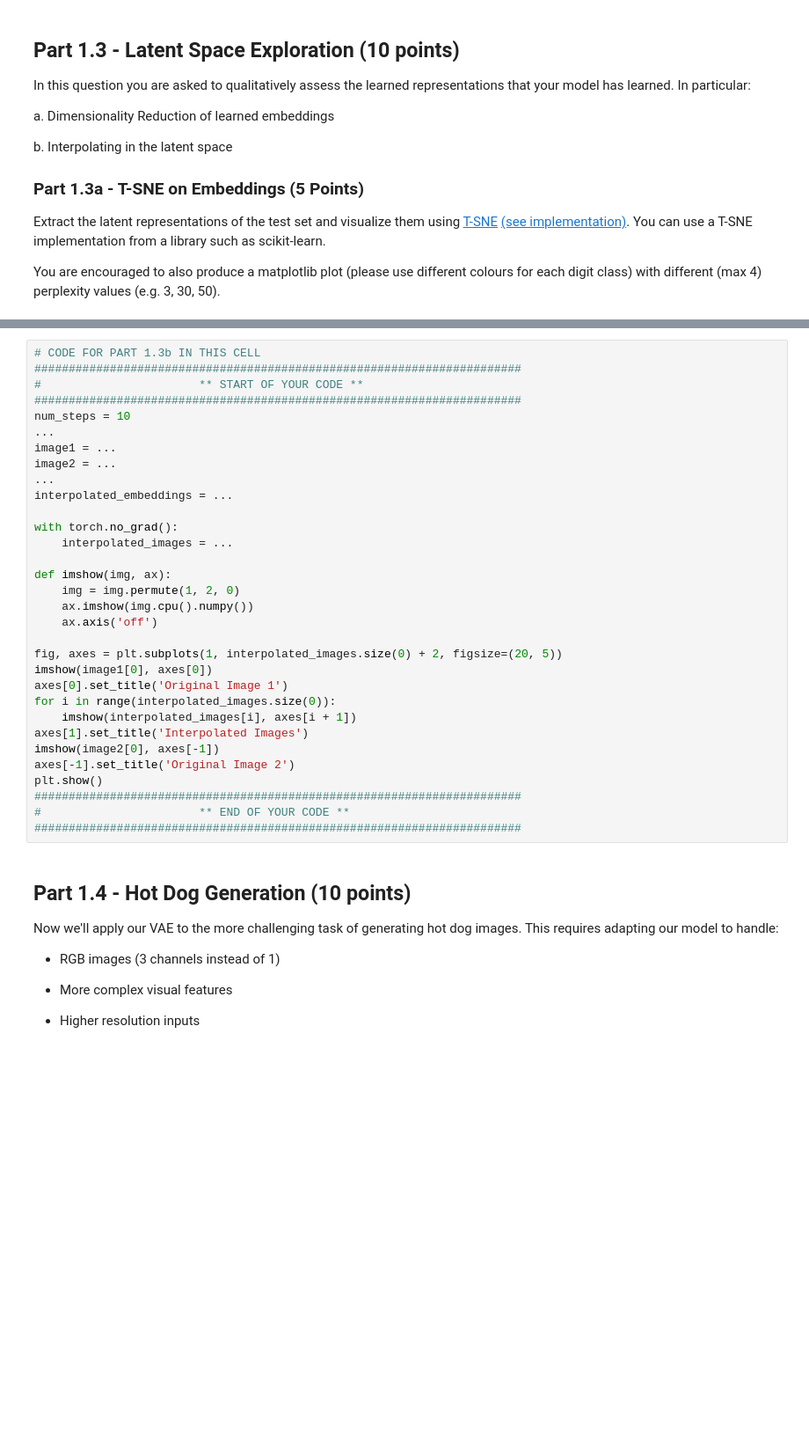
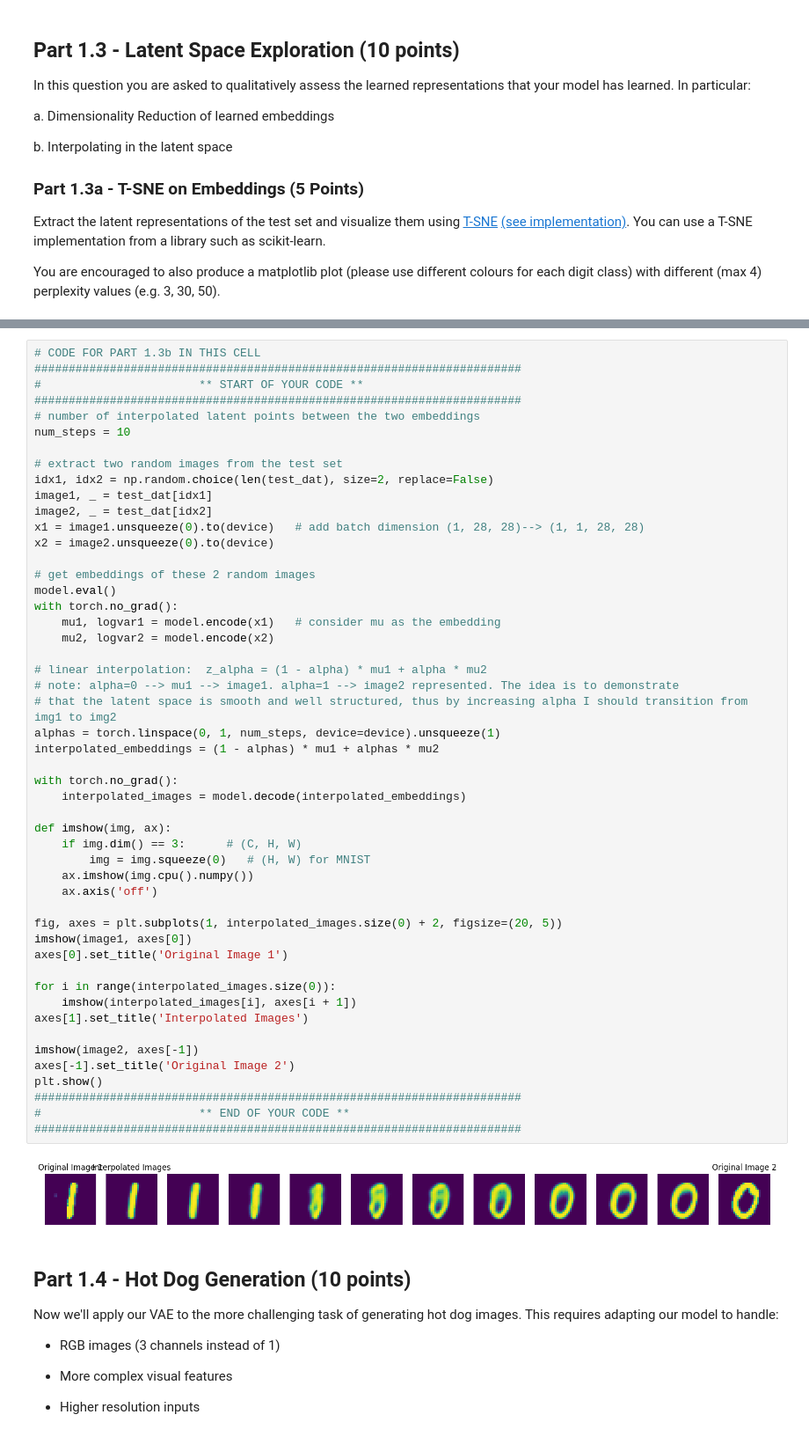
Before and after one commit to fedmand/VAE-DDPM-Implementation, a Jupyter notebook: dl_cw2.ipynb, the cells around one changed output, grey strips where cells are left out. Shown at 88% size. Drawn from its saved outputs; the diff is of its cells as text; blank space fills up the shorter version.

```diff
--- a/dl_cw2.ipynb
+++ b/dl_cw2.ipynb
@@ -849,35 +873,55 @@ Perform a linear interpolation in the latent space of the autoencoder by choosin
 # %%
 # CODE FOR PART 1.3b IN THIS CELL
 #######################################################################
 #                       ** START OF YOUR CODE **
 #######################################################################
+# number of interpolated latent points between the two embeddings
 num_steps = 10
-...
-image1 = ...
-image2 = ...
-...
-interpolated_embeddings = ...
+
+# extract two random images from the test set
+idx1, idx2 = np.random.choice(len(test_dat), size=2, replace=False)
+image1, _ = test_dat[idx1]
+image2, _ = test_dat[idx2]
+x1 = image1.unsqueeze(0).to(device)   # add batch dimension (1, 28, 28)--> (1, 1, 28, 28)
+x2 = image2.unsqueeze(0).to(device)
+
+# get embeddings of these 2 random images
+model.eval()
+with torch.no_grad():
+    mu1, logvar1 = model.encode(x1)   # consider mu as the embedding
+    mu2, logvar2 = model.encode(x2)
+
+# linear interpolation:  z_alpha = (1 - alpha) * mu1 + alpha * mu2
+# note: alpha=0 --> mu1 --> image1. alpha=1 --> image2 represented. The idea is to demonstrate
+# that the latent space is smooth and well structured, thus by increasing alpha I should transition from img1 to img2
+alphas = torch.linspace(0, 1, num_steps, device=device).unsqueeze(1)
+interpolated_embeddings = (1 - alphas) * mu1 + alphas * mu2
 
 with torch.no_grad():
-    interpolated_images = ...
+    interpolated_images = model.decode(interpolated_embeddings)
 
 def imshow(img, ax):
-    img = img.permute(1, 2, 0)
+    if img.dim() == 3:      # (C, H, W)
+        img = img.squeeze(0)   # (H, W) for MNIST
     ax.imshow(img.cpu().numpy())
     ax.axis('off')
 
 fig, axes = plt.subplots(1, interpolated_images.size(0) + 2, figsize=(20, 5))
-imshow(image1[0], axes[0])
+imshow(image1, axes[0])
 axes[0].set_title('Original Image 1')
+
 for i in range(interpolated_images.size(0)):
     imshow(interpolated_images[i], axes[i + 1])
 axes[1].set_title('Interpolated Images')
-imshow(image2[0], axes[-1])
+
+imshow(image2, axes[-1])
 axes[-1].set_title('Original Image 2')
 plt.show()
 #######################################################################
 #                       ** END OF YOUR CODE **
 #######################################################################
+# %% [output]
+[figure, added]
 # %% [markdown]
 <!-- END QUESTION -->
 
```
Also changed, not shown: parts of 4 cells of this notebook.
